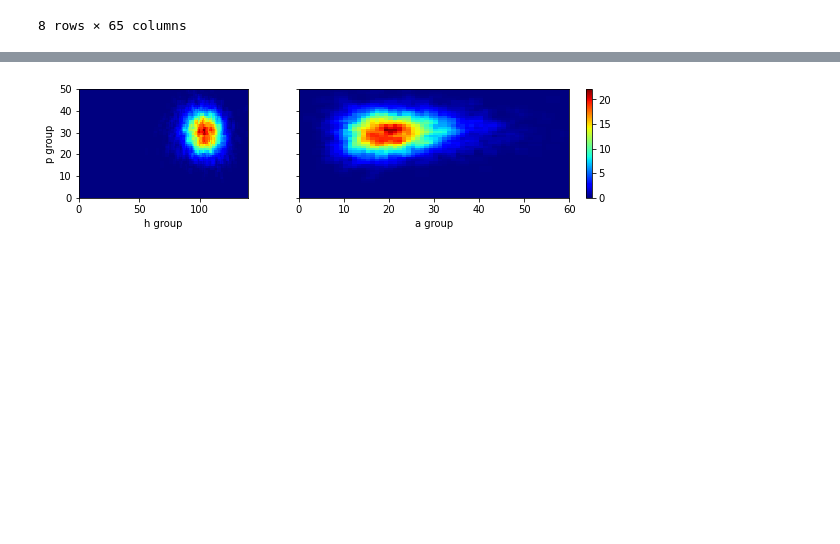
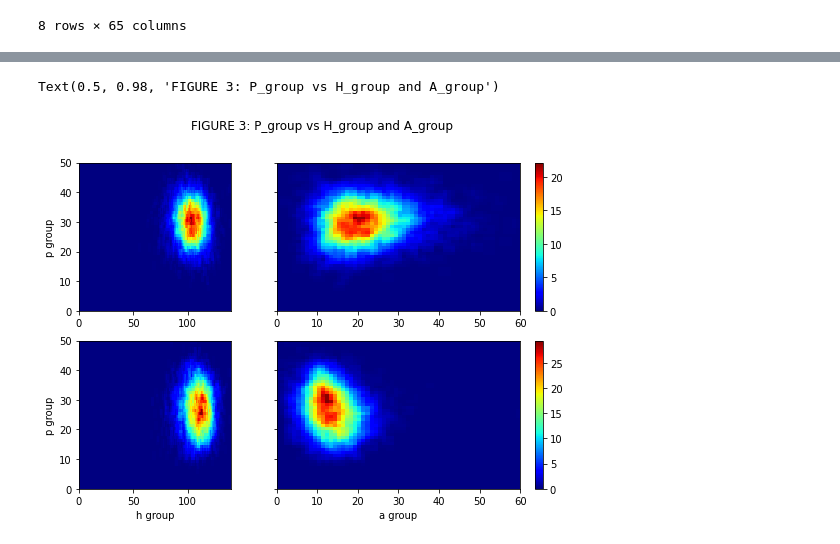
Before and after one commit to sskett/cosc301, a Jupyter notebook: density_plots.ipynb, the cells around one changed output, grey strips where cells are left out. Cells and saved outputs as stored; diff of their text form; code cells hidden in the pictures; blank space fills up the shorter version.

```diff
--- a/density_plots.ipynb
+++ b/density_plots.ipynb
@@ -124,4 +122,6 @@ def draw_prob_density(x_series, y_series, x_bins, y_bins, ax, xlab=None, ylab=No
         plt.colorbar(c, ax=ax)
     else:
         ax.pcolor(smoothing_grid, cmap='jet')
+# %%
+fig_height = 3
 # %%
@@ -141,8 +151,13 @@ draw_prob_density(play_df['offense_a_play'], play_df['offense_v_play'], 60, 60,
 # %%
-fig, axs = plt.subplots(1, 2, sharey=True, figsize=(10, 2), gridspec_kw={'width_ratios': [1, 2]})
+fig, axs = plt.subplots(2, 2, sharey=True, figsize=(3 * fig_height, fig_height * 2), gridspec_kw={'width_ratios': [1, 2]})
 
-draw_prob_density(play_df['offense_h_play'], play_df['offense_p_play'], 140, 50, axs[0], 'h group', 'p group', cbar=False)
-draw_prob_density(play_df['offense_a_play'], play_df['offense_p_play'], 60, 50, axs[1], 'a group')
+draw_prob_density(play_df['offense_h_play'], play_df['offense_p_play'], 140, 50, axs[0][0], ylab='p group', cbar=False)
+draw_prob_density(play_df['offense_a_play'], play_df['offense_p_play'], 60, 50, axs[0][1])
+draw_prob_density(play_df['defense_h_play'], play_df['defense_p_play'], 140, 50, axs[1][0], 'h group', 'p group', cbar=False)
+draw_prob_density(play_df['defense_a_play'], play_df['defense_p_play'], 60, 50, axs[1][1], 'a group')
+
+fig.suptitle('FIGURE 3: P_group vs H_group and A_group')
 # %% [output]
+Text(0.5, 0.98, 'FIGURE 3: P_group vs H_group and A_group')
-[figure, old version]
+[figure, new version]
 # %%
```
Also changed, not shown: parts of 16 cells of this notebook.
